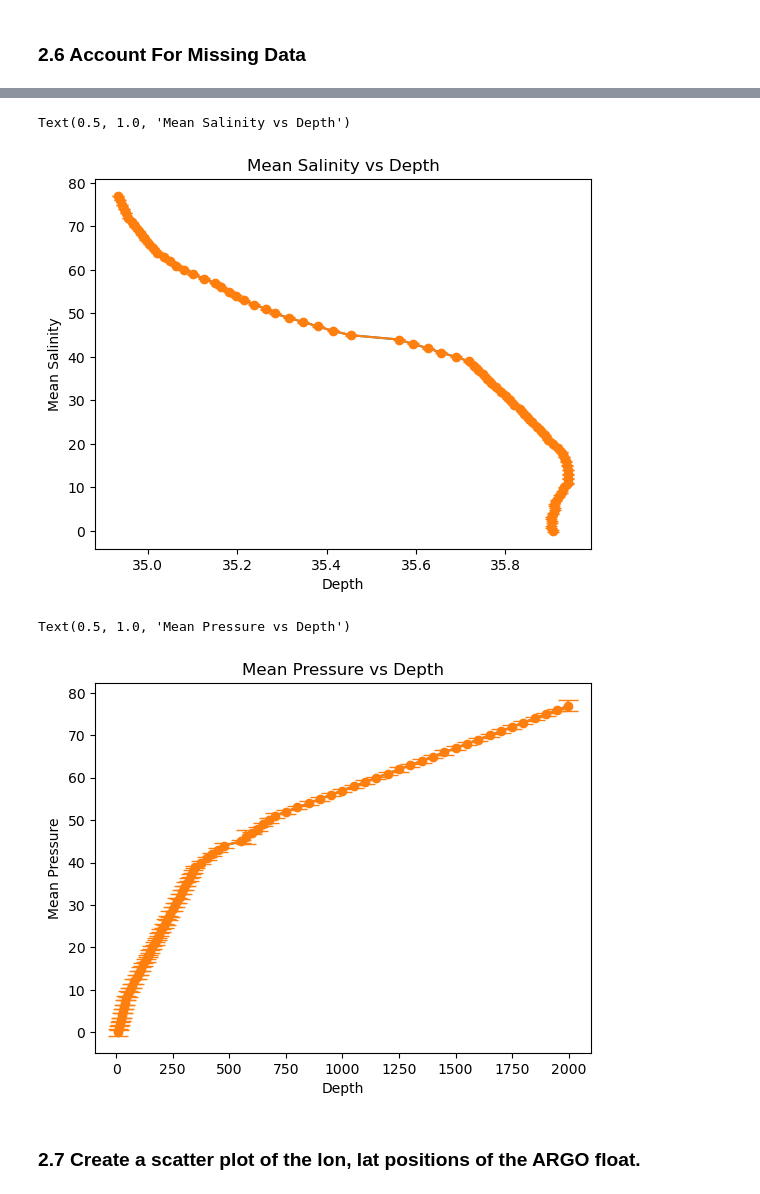
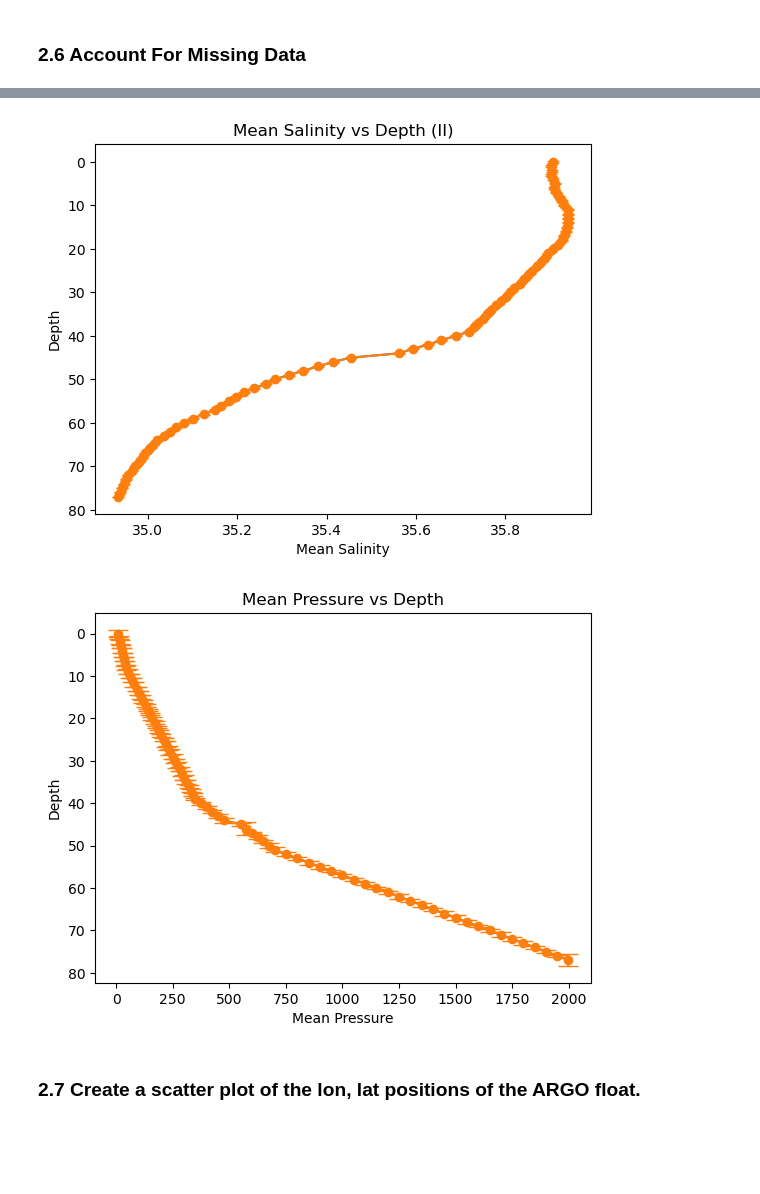
Before and after one commit to TrevorDurn/Assignments2, a Jupyter notebook: ThreeAssignment.ipynb, the cells around one changed output, grey strips where cells are left out. Saved outputs shown, nothing was run; the diff lists cells and outputs as text; code cells hidden in the pictures; blank space fills up the shorter version.

```diff
--- a/ThreeAssignment.ipynb
+++ b/ThreeAssignment.ipynb
@@ -359,23 +326,23 @@ sMean = np.nanmean(s, axis=1)
 plt.plot(sMean, dep)
 sStd = np.nanstd(s, axis=1)
 plt.errorbar(sMean, dep, yerr=sStd, fmt='-o', capsize=4)
-plt.xlabel('Depth')
-plt.ylabel('Mean Salinity')
-plt.title('Mean Salinity vs Depth')
+plt.xlabel('Mean Salinity')
+plt.ylabel('Depth')
+plt.title('Mean Salinity vs Depth (II)')
+plt.gca().invert_yaxis()
 # %% [output]
-Text(0.5, 1.0, 'Mean Salinity vs Depth')
-[figure, old version]
+[figure, new version]
 # %%
 pMean = np.nanmean(p, axis=1)
 plt.plot(pMean, dep)
 pStd = np.nanstd(p, axis=1)
 plt.errorbar(pMean, dep, yerr=pStd, fmt='-o', capsize=7)
-plt.xlabel('Depth')
-plt.ylabel('Mean Pressure')
+plt.xlabel('Mean Pressure')
+plt.ylabel('Depth')
 plt.title('Mean Pressure vs Depth')
+plt.gca().invert_yaxis()
 # %% [output]
-Text(0.5, 1.0, 'Mean Pressure vs Depth')
-[figure, old version]
+[figure, new version]
 # %% [markdown]
 ### 2.7 Create a scatter plot of the lon, lat positions of the ARGO float.
 # %%
```
Also changed, not shown: parts of 10 cells of this notebook.
